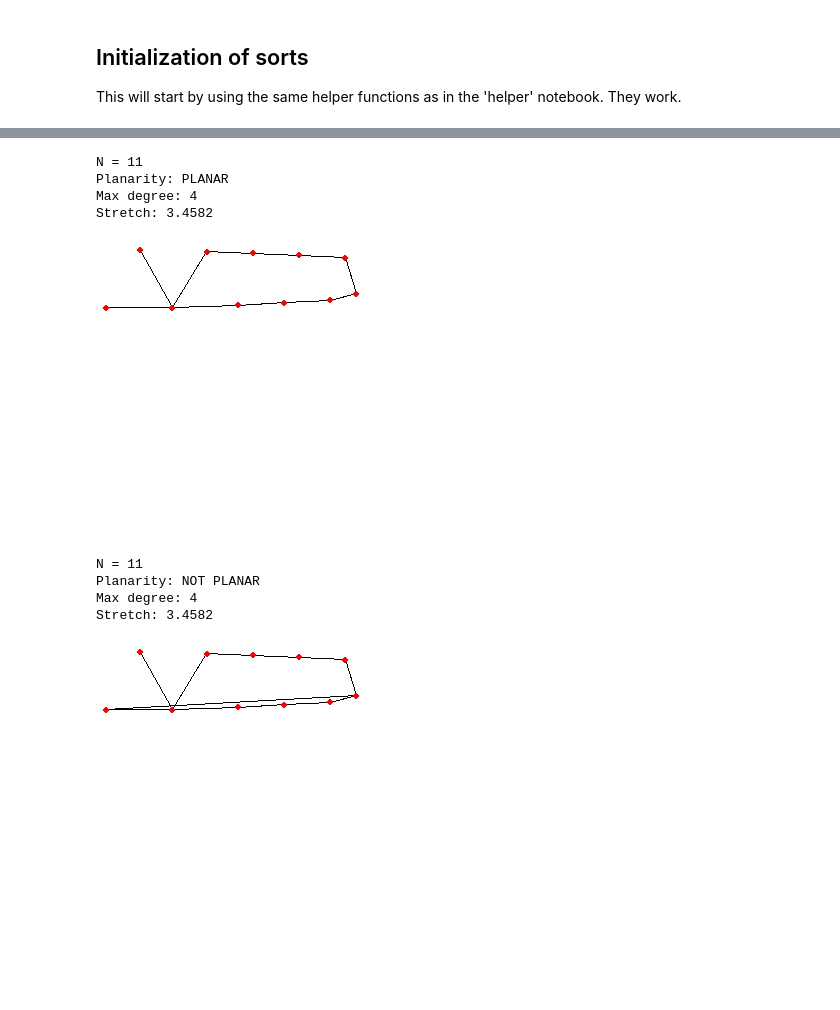
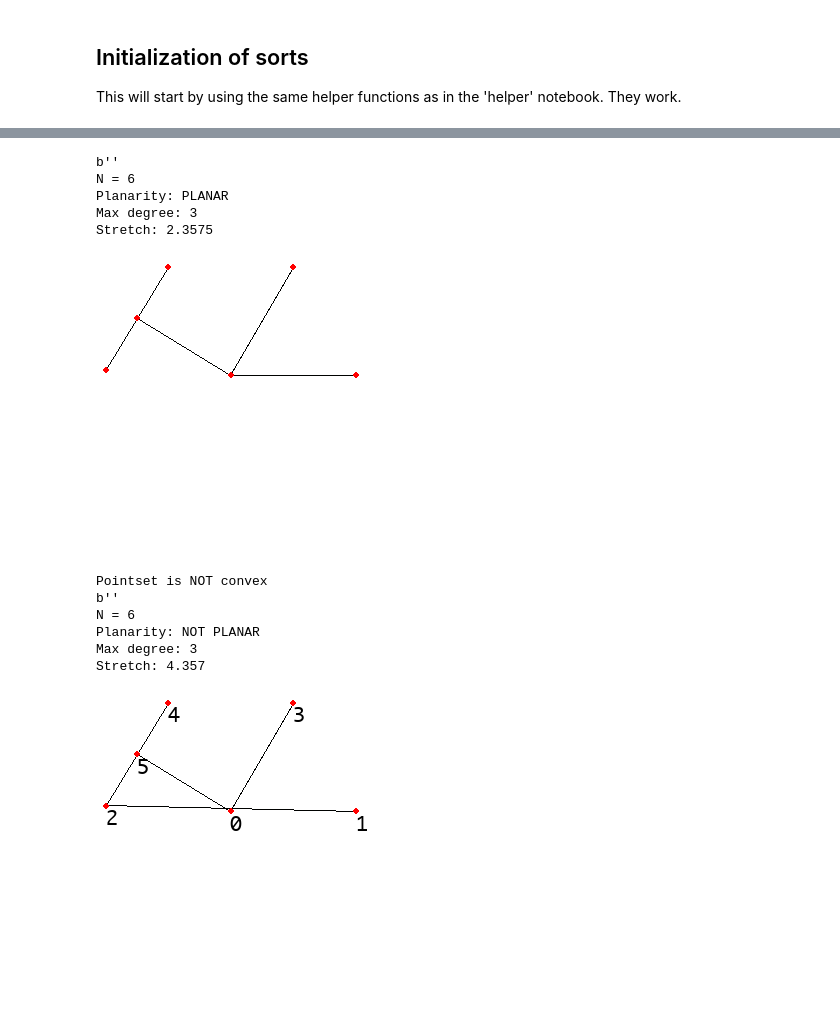
Before and after one commit to luccasiau/spanners, a Jupyter notebook: src/runs/New PathGreedy Exploration.ipynb, the cells around one changed output, grey strips where cells are left out. Drawn from its saved outputs; the diff is of its cells as text; code cells hidden in the pictures; blank space fills up the shorter version.

```diff
--- a/src/runs/New PathGreedy Exploration.ipynb
+++ b/src/runs/New PathGreedy Exploration.ipynb
@@ -21,3 +23,6 @@ from py_models.pointset import Pointset
+# %%
+PI = np.pi
+PAPER_T = (3+4*PI)/3
 # %%
 def getSegmentsFromFile(file_path):
     file = open(file_path, 'r')
@@ -35,19 +40,21 @@ def getSegmentsFromFile(file_path):
 
 ## This one uses OLD pathgreedy. Currently maintained here for comparison and testing.
 def old_get_and_draw_from_file(file_name, img_w=300, img_h=300):
-    # TODO(NOW!!!!!!!!!!!!!!!!!!!!!!!!!!!) Edit the binary below.
-    os.system('./printout_path_greedy_test < ' + file_name + ' > temp_file.out')
-    time.sleep(1.0)  # Super hacky please fix this
-    # It's been six months and I haven't been fixed. There was a reason why calling subroutine didn't work.
+    cmd = './printout_path_greedy_test < ' + file_name + ' > temp_file.out'
+    output = subprocess.check_output(cmd, shell=True)
+    print(output)
     ret = draw_line_segments(getSegmentsFromFile('temp_file.out'), img_w, img_h)
     subprocess.check_call(['rm', 'temp_file.out'])
     return ret
 
-def draw_from_pointset(pointset, t=(3+4*np.pi)/3, img_w=300, img_h=300):
+def draw_pathgreedy_from_pointset(pointset, t=PAPER_T, img_w=300, img_h=300):
     pointset.print_all_to_file('temp_file.in')
-    os.system('./printout_general_path_greedy_test ' + str(t) + ' < temp_file.in > temp_file.out')
-    time.sleep(1.0)  # Super hacky please fix this
-   # It's been six months and I haven't been fixed. There was a reason why calling subroutine didn't work.
-    ret = draw_line_segments(getSegmentsFromFile('temp_file.out'), img_w, img_h)
+    cmd = './printout_general_path_greedy_test ' + str(t) + ' < temp_file.in > temp_file.out'
+    output = subprocess.check_output(cmd, shell=True)
+
+    print('Pointset is' + (' ' if are_convex(pointset.points) else ' NOT ') + 'convex')
+    print(output)
+    ret = draw_line_segments(getSegmentsFromFile('temp_file.out'), img_w, img_h, pointset=pointset)
+    subprocess.check_call(['rm', 'temp_file.in'])
     subprocess.check_call(['rm', 'temp_file.out'])
     return ret
@@ -54,4 +63,4 @@ def draw_from_pointset(pointset, t=(3+4*np.pi)/3, img_w=300, img_h=300):
 # %%
-ps = Pointset(file_path='../pointsets/hand/example_deg4_rounded_flipped.txt')
-draw_from_pointset(ps)
+ps = Pointset(file_path='../pointsets/hand/005.txt')
+draw_pathgreedy_from_pointset(ps)
 # %% [output]
@@ -63,17 +74,20 @@ Stretch: 3.4582
 # %%
-old_get_and_draw_from_file('../pointsets/hand/example_deg4_rounded_flipped.txt')
+old_get_and_draw_from_file('../pointsets/hand/005.txt')
 # %% [output]
-N = 11
+b''
+N = 6
 Planarity: PLANAR
-Max degree: 4
-Stretch: 3.4582
+Max degree: 3
+Stretch: 2.3575
-[figure, old version]
+[figure, new version]
 # %%
 ps.add_before_edge([1, 2])
-draw_from_pointset(ps)
+draw_pathgreedy_from_pointset(ps)
 # %% [output]
-N = 11
+Pointset is NOT convex
+b''
+N = 6
 Planarity: NOT PLANAR
-Max degree: 4
-Stretch: 3.4582
+Max degree: 3
+Stretch: 4.357
-[figure, old version]
+[figure, new version]
```
Also changed, not shown: parts of 30 cells of this notebook, 5 other files.
